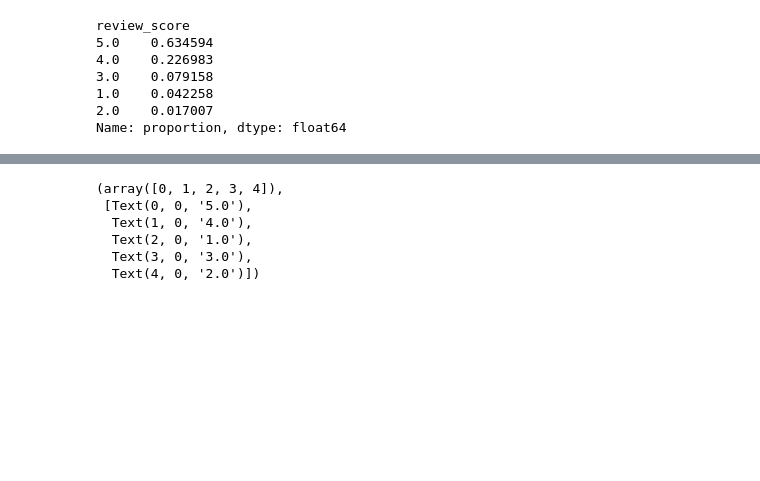
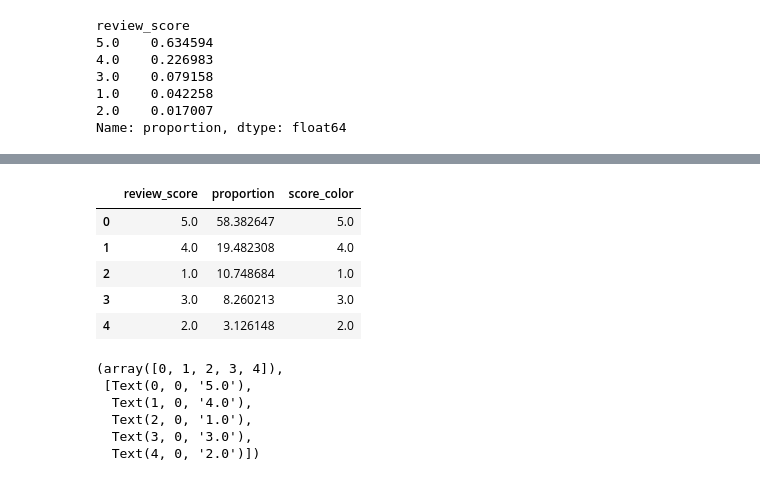
Before and after one commit to DEAProject4/PROJECT, a Jupyter notebook: wordcloud.ipynb, the cells around one changed output, grey strips where cells are left out. Saved outputs shown, nothing was run; the diff lists cells and outputs as text; code cells hidden in the pictures; blank space fills up the shorter version.

```diff
--- a/wordcloud.ipynb
+++ b/wordcloud.ipynb
@@ -212,0 +127,9 @@ Name: proportion, dtype: float64
+# %%
+score_ratio
+# %% [output]
+|  | review_score | proportion | score_color |
+| 0 | 5.0 | 58.382647 | 5.0 |
+| 1 | 4.0 | 19.482308 | 4.0 |
+| 2 | 1.0 | 10.748684 | 1.0 |
+| 3 | 3.0 | 8.260213 | 3.0 |
+| 4 | 2.0 | 3.126148 | 2.0 |
```
Also changed, not shown: parts of 26 cells of this notebook, 3 other files.
